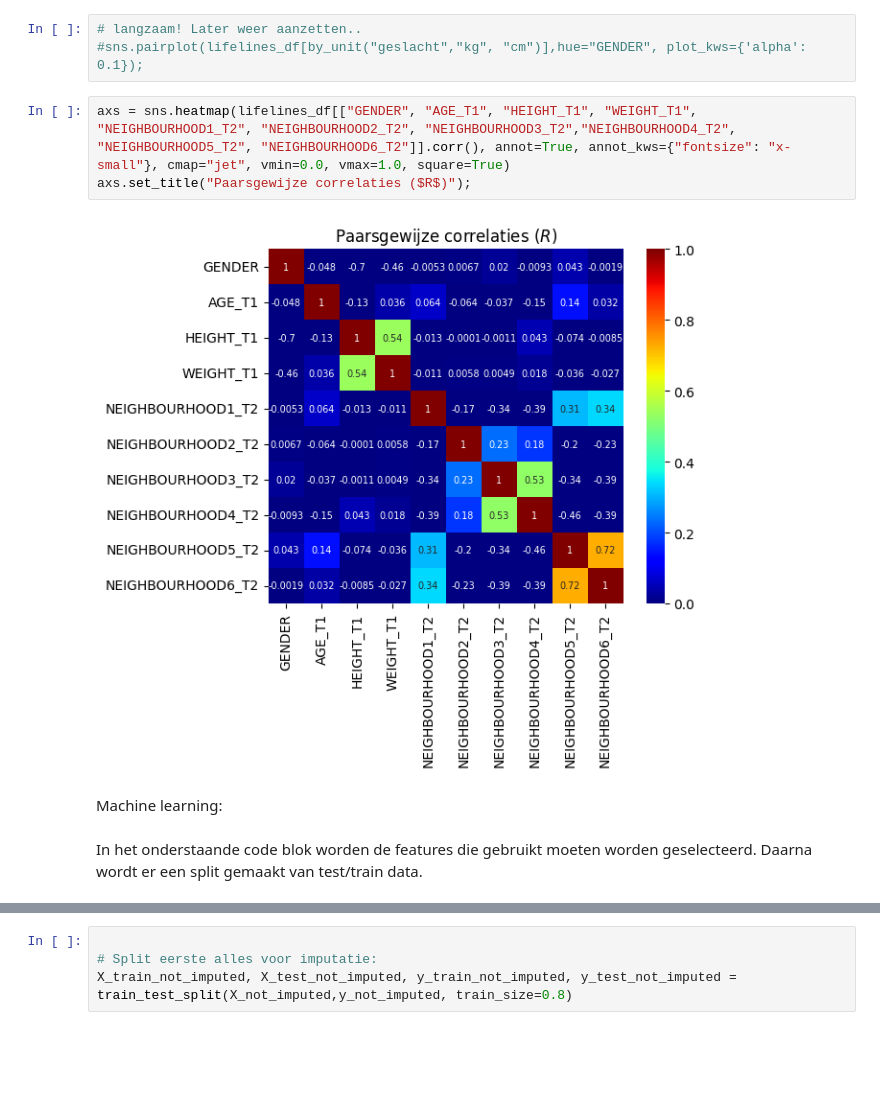
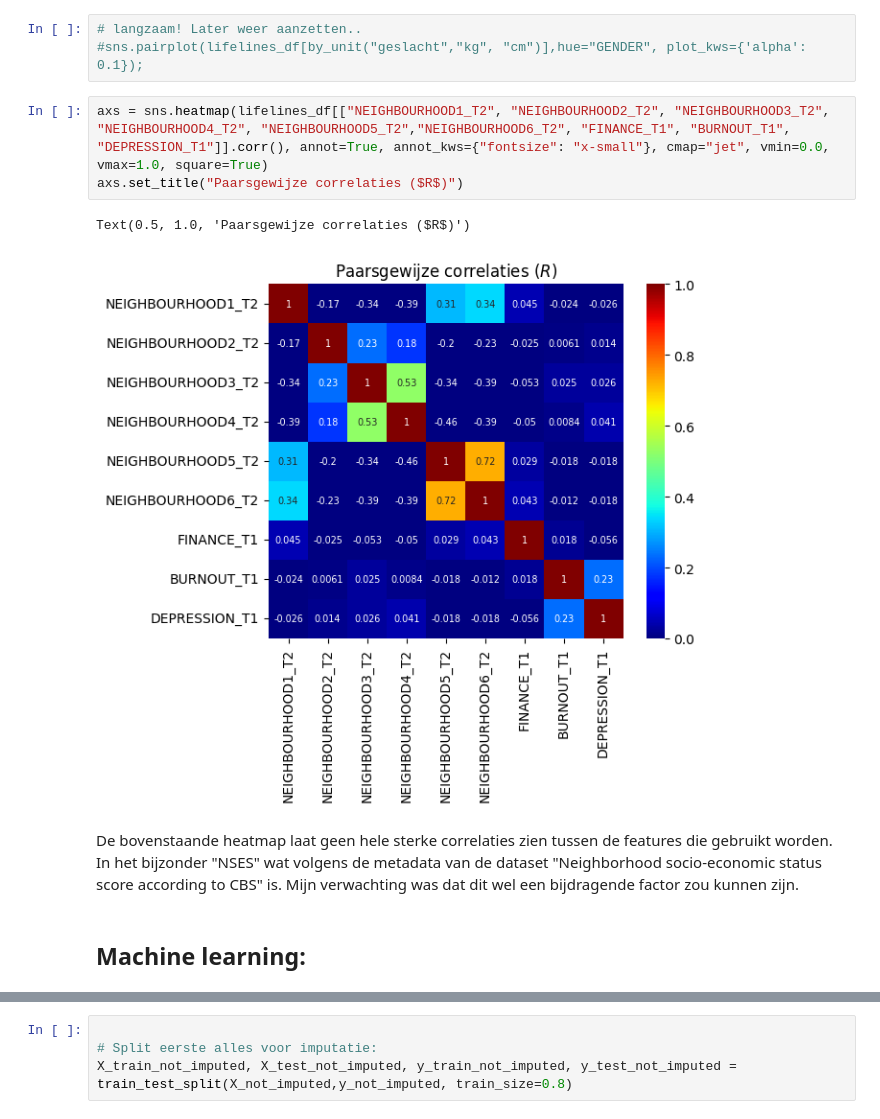
Before and after one commit to Fl-ris/Lifelines_Classifier, a Jupyter notebook: Lifelines_classifier.ipynb, the cells around one changed output, grey strips where cells are left out. Cells and saved outputs as stored; diff of their text form; blank space fills up the shorter version.

Commit message:
Statistische tests en meer uitleg toegevoegd.

```diff
--- a/Lifelines_classifier.ipynb
+++ b/Lifelines_classifier.ipynb
@@ -174,12 +275,14 @@ lifelines_df[by_unit("","kg", "cm")]
 # langzaam! Later weer aanzetten..
 #sns.pairplot(lifelines_df[by_unit("geslacht","kg", "cm")],hue="GENDER", plot_kws={'alpha': 0.1});
 # %%
-axs = sns.heatmap(lifelines_df[["GENDER", "AGE_T1", "HEIGHT_T1", "WEIGHT_T1", "NEIGHBOURHOOD1_T2", "NEIGHBOURHOOD2_T2", "NEIGHBOURHOOD3_T2","NEIGHBOURHOOD4_T2", "NEIGHBOURHOOD5_T2", "NEIGHBOURHOOD6_T2"]].corr(), annot=True, annot_kws={"fontsize": "x-small"}, cmap="jet", vmin=0.0, vmax=1.0, square=True)
-axs.set_title("Paarsgewijze correlaties ($R$)");
+axs = sns.heatmap(lifelines_df[["NEIGHBOURHOOD1_T2", "NEIGHBOURHOOD2_T2", "NEIGHBOURHOOD3_T2", "NEIGHBOURHOOD4_T2", "NEIGHBOURHOOD5_T2","NEIGHBOURHOOD6_T2", "FINANCE_T1", "BURNOUT_T1", "DEPRESSION_T1"]].corr(), annot=True, annot_kws={"fontsize": "x-small"}, cmap="jet", vmin=0.0, vmax=1.0, square=True)
+axs.set_title("Paarsgewijze correlaties ($R$)")
 # %% [output]
+Text(0.5, 1.0, 'Paarsgewijze correlaties ($R$)')
-[figure, old version]
+[figure, new version]
-# %% [markdown]
-Machine learning:
-# %% [markdown]
-In het onderstaande code blok worden de features die gebruikt moeten worden geselecteerd.
-Daarna wordt er een split gemaakt van test/train data.
+# %% [markdown]
+De bovenstaande heatmap laat geen hele sterke correlaties zien tussen de features die gebruikt worden.
+In het bijzonder "NSES" wat volgens de metadata van de dataset "Neighborhood socio-economic status score according to CBS" is.
+Mijn verwachting was dat dit wel een bijdragende factor zou kunnen zijn.
+# %% [markdown]
+## Machine learning:
```
Also changed, not shown: parts of 33 cells of this notebook.
